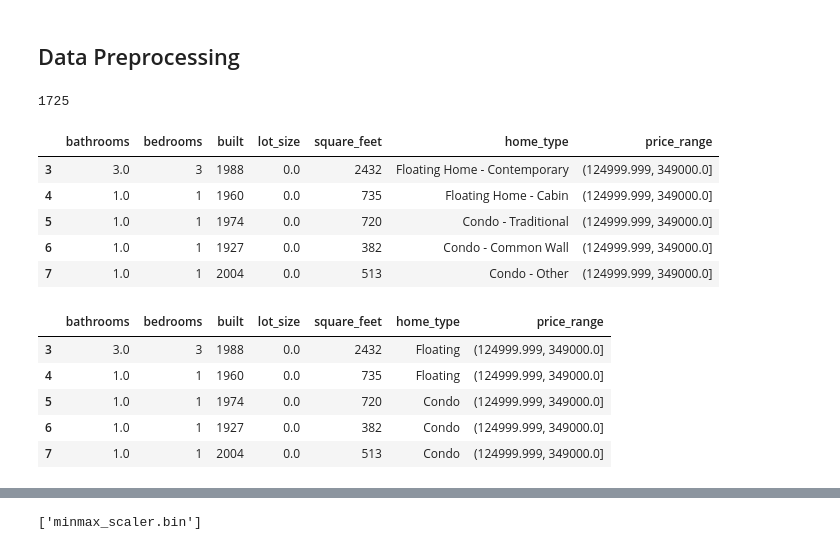
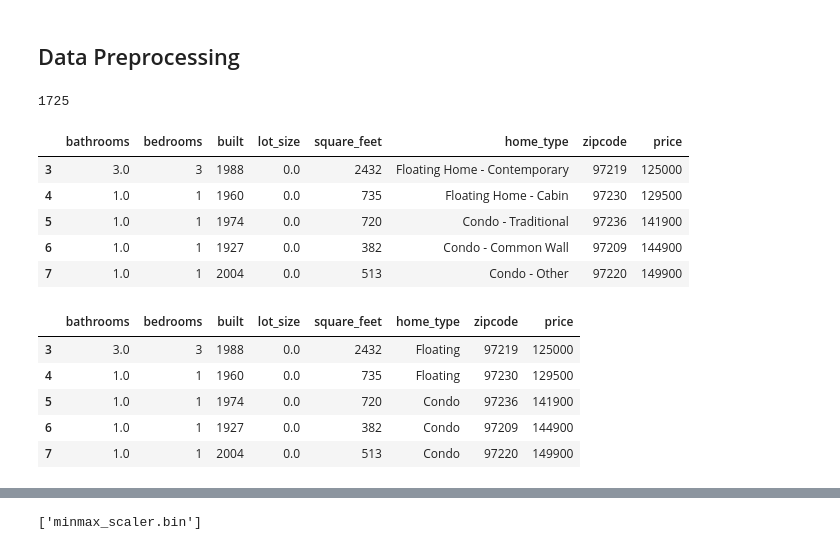
Before and after one commit to tristanh314/final-project-ddt, a Jupyter notebook: ML Models/high_low_classification.ipynb, the cells around one changed output, grey strips where cells are left out. Drawn from its saved outputs; the diff is of its cells as text; code cells hidden in the pictures.

Commit message:
Slightly better results on model.

```diff
--- a/ML Models/high_low_classification.ipynb
+++ b/ML Models/high_low_classification.ipynb
@@ -64,36 +64,31 @@ data_df.head()
 # %%
 # Make a copy of the original data frame to modify.
 model_df = data_df
 
 # Insert a lot value of 0 for condos and floating homes.
 for index, row in model_df.iterrows():
     if ("Condo" in row["home_type"]) | ("Floating" in row["home_type"]):
         model_df.loc[index, "lot_size"] = 0
     else:
         pass
 
 # Include only those columns that will be used in the deep learning model.
-model_df = model_df.loc[:, ["bathrooms", "bedrooms", "built", "lot_size", "square_feet", "home_type", "price"]]
+model_df = model_df.loc[:, ["bathrooms", "bedrooms", "built", "lot_size", "square_feet", "home_type", "zipcode", "price"]]
 # Chose not to include high_school due to lousy random forest fitting.
 # Drop rows with NaN entries.
 model_df.dropna(inplace=True)
 
-# Bin prices into ten equal length ranges.
-model_df["price_range"] = pd.qcut(model_df["price"], 5)
-# Drop the original price data.
-model_df.drop("price", axis=1, inplace=True)
-
 # Check the model data.
 print(len(model_df))
 model_df.head()
 # %% [output]
 1725
-|  | bathrooms | bedrooms | built | lot_size | square_feet | home_type | price_range |
-| 3 | 3.0 | 3 | 1988 | 0.0 | 2432 | Floating Home - Contemporary | (124999.999, 349000.0] |
-| 4 | 1.0 | 1 | 1960 | 0.0 | 735 | Floating Home - Cabin | (124999.999, 349000.0] |
-| 5 | 1.0 | 1 | 1974 | 0.0 | 720 | Condo - Traditional | (124999.999, 349000.0] |
-| 6 | 1.0 | 1 | 1927 | 0.0 | 382 | Condo - Common Wall | (124999.999, 349000.0] |
-| 7 | 1.0 | 1 | 2004 | 0.0 | 513 | Condo - Other | (124999.999, 349000.0] |
+|  | bathrooms | bedrooms | built | lot_size | square_feet | home_type | zipcode | price |
+| 3 | 3.0 | 3 | 1988 | 0.0 | 2432 | Floating Home - Contemporary | 97219 | 125000 |
+| 4 | 1.0 | 1 | 1960 | 0.0 | 735 | Floating Home - Cabin | 97230 | 129500 |
+| 5 | 1.0 | 1 | 1974 | 0.0 | 720 | Condo - Traditional | 97236 | 141900 |
+| 6 | 1.0 | 1 | 1927 | 0.0 | 382 | Condo - Common Wall | 97209 | 144900 |
+| 7 | 1.0 | 1 | 2004 | 0.0 | 513 | Condo - Other | 97220 | 149900 |
 # %%
 # Simplify home types in model_df.
 for i in model_df.index:
@@ -108,9 +103,9 @@ for i in model_df.index:
 
 model_df.head()
 # %% [output]
-|  | bathrooms | bedrooms | built | lot_size | square_feet | home_type | price_range |
-| 3 | 3.0 | 3 | 1988 | 0.0 | 2432 | Floating | (124999.999, 349000.0] |
-| 4 | 1.0 | 1 | 1960 | 0.0 | 735 | Floating | (124999.999, 349000.0] |
-| 5 | 1.0 | 1 | 1974 | 0.0 | 720 | Condo | (124999.999, 349000.0] |
-| 6 | 1.0 | 1 | 1927 | 0.0 | 382 | Condo | (124999.999, 349000.0] |
-| 7 | 1.0 | 1 | 2004 | 0.0 | 513 | Condo | (124999.999, 349000.0] |
+|  | bathrooms | bedrooms | built | lot_size | square_feet | home_type | zipcode | price |
+| 3 | 3.0 | 3 | 1988 | 0.0 | 2432 | Floating | 97219 | 125000 |
+| 4 | 1.0 | 1 | 1960 | 0.0 | 735 | Floating | 97230 | 129500 |
+| 5 | 1.0 | 1 | 1974 | 0.0 | 720 | Condo | 97236 | 141900 |
+| 6 | 1.0 | 1 | 1927 | 0.0 | 382 | Condo | 97209 | 144900 |
+| 7 | 1.0 | 1 | 2004 | 0.0 | 513 | Condo | 97220 | 149900 |
```
Also changed, not shown: parts of 11 cells of this notebook, 3 other files.
